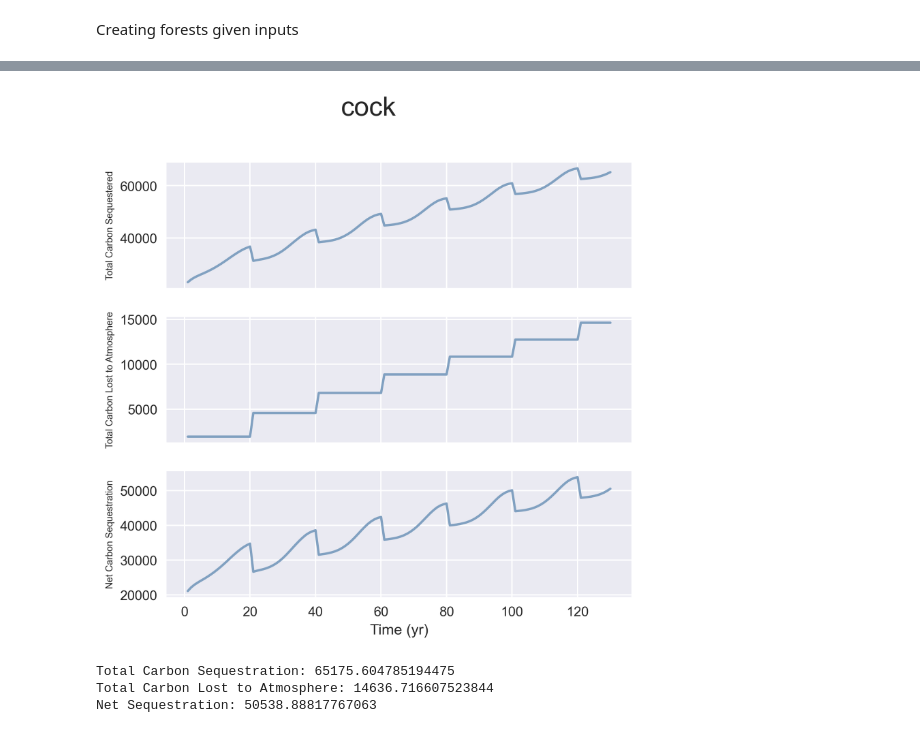
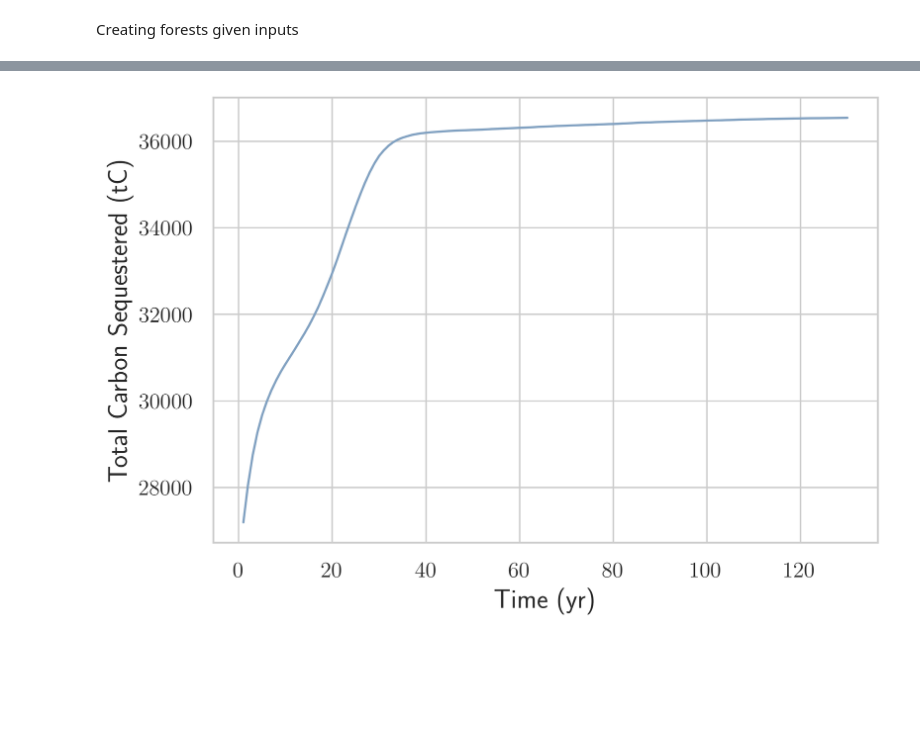
Before and after one commit to benjamin-shih/International-Mathematical-Modeling-Contest-2022, a Jupyter notebook: main.ipynb, the cells around one changed output, grey strips where cells are left out. Cells and saved outputs as stored; diff of their text form; code cells hidden in the pictures; blank space fills up the shorter version.

```diff
--- a/main.ipynb
+++ b/main.ipynb
@@ -1,30 +1,30 @@
 # %%
 import numpy as np
 import matplotlib.pyplot as plt
+import matplotlib as mpl
 import seaborn as sns
 import math
 from dataclasses import dataclass
 from matplotlib import rc
 from matplotlib import colors
-import matplotlib
 plt.style.use('seaborn')
 # Settings for generating LaTeX figures
-USE_TEX = False
-PRODUCTION = False
+USE_TEX = True
+PRODUCTION = True
 if USE_TEX:
     sns.set(rc={'text.usetex': True})
     tex_fonts = {
         "text.usetex": True,
         "font.family": "serif",
-        "axes.labelsize": 10,
-        "font.size": 10,
-        "legend.fontsize": 8,
-        "xtick.labelsize": 8,
-        "ytick.labelsize": 8
+        "axes.labelsize": 18,
+        "font.size": 18,
+        "legend.fontsize": 15,
+        "xtick.labelsize": 15,
+        "ytick.labelsize": 15
     }
     plt.rcParams.update(tex_fonts)
 plt.rcParams['figure.dpi'] = 300
-plt.rcParams['savefig.dpi'] = 300
+plt.rcParams['savefig.dpi'] = 500
 # %%
 @dataclass
 class Cell:
@@ -348,9 +389,6 @@ Net Sequestration: 20372.0904483832
 # %%
-boreal = Boreal(100, 130, "test", False, 20, 2.3, 20, ftype="Boreal")
+boreal = Boreal(100, 130, "test", True, 100, 2.3, 20, ftype="Boreal")
 boreal.simulate()
 # %% [output]
-[figure, old version]
+[figure, new version]
-Total Carbon Sequestration: 65175.604785194475
-Total Carbon Lost to Atmosphere: 14636.716607523844
-Net Sequestration: 50538.88817767063
 # %%
```
Also changed, not shown: parts of 12 cells of this notebook, 38 other files.
